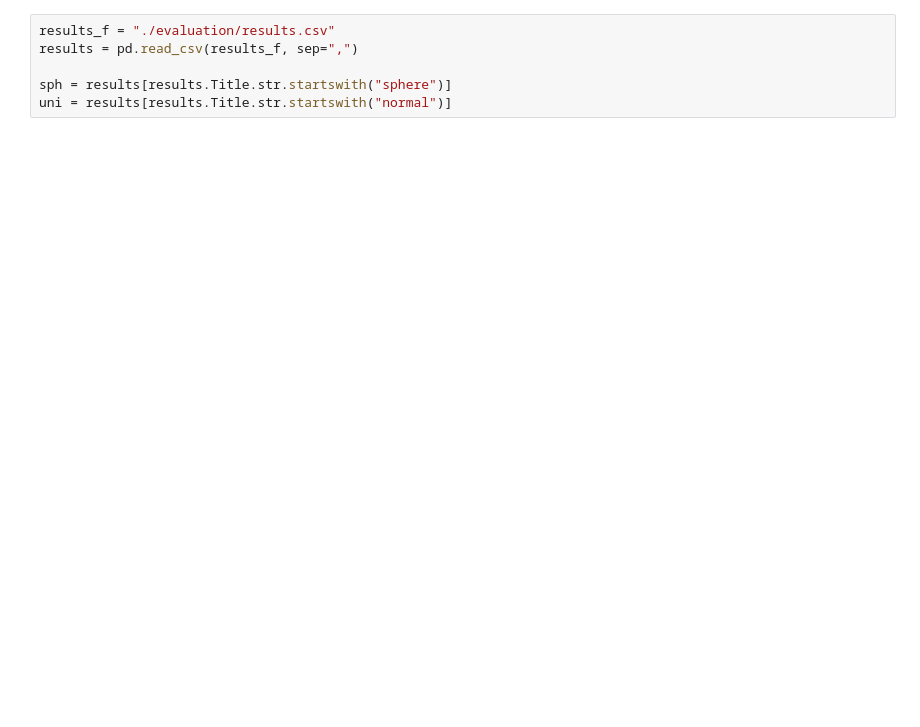
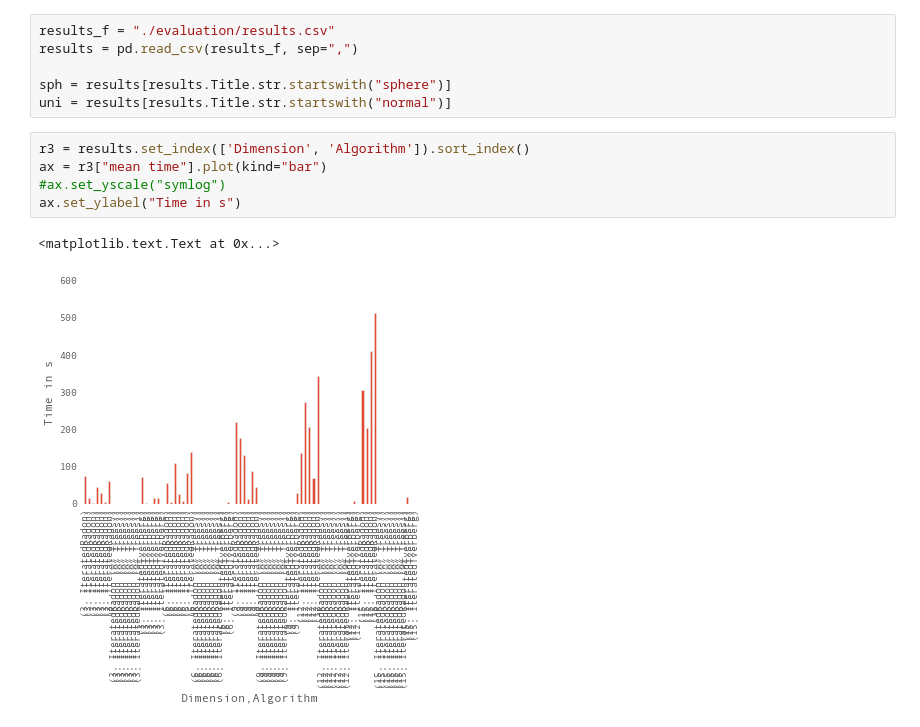
Before and after one commit to fu-berlin-swp-2014/center-points, a Jupyter notebook: plotting.ipynb, the cells around one changed output. Cells and saved outputs as stored; diff of their text form; blank space fills up the shorter version.

```diff
--- a/plotting.ipynb
+++ b/plotting.ipynb
@@ -11,4 +18,12 @@ results = pd.read_csv(results_f, sep=",")
 
 sph = results[results.Title.str.startswith("sphere")]
 uni = results[results.Title.str.startswith("normal")]
+# %%
+r3 = results.set_index(['Dimension', 'Algorithm']).sort_index()
+ax = r3["mean time"].plot(kind="bar")
+#ax.set_yscale("symlog")
+ax.set_ylabel("Time in s")
+# %% [output]
+<matplotlib.text.Text at 0x...>
+[figure, added]
 # %%
```
Also changed, not shown: parts of 6 cells of this notebook.
